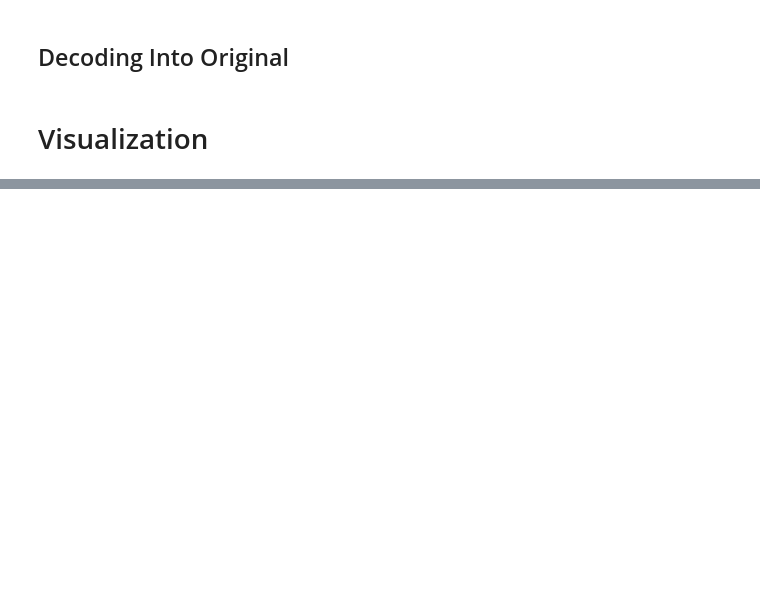
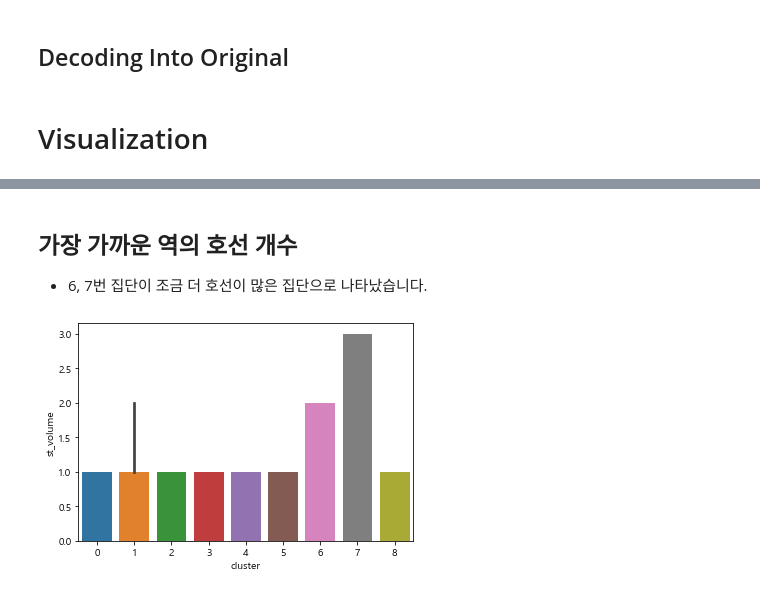
Before and after one commit to whoareyouwhoami/ProjectCasa, a Jupyter notebook: Modeling/02_K-Prototype_Clustering.ipynb, the cells around one changed output, grey strips where cells are left out. Cells and saved outputs as stored; diff of their text form; code cells hidden in the pictures; blank space fills up the shorter version.

```diff
--- a/Modeling/02_K-Prototype_Clustering.ipynb
+++ b/Modeling/02_K-Prototype_Clustering.ipynb
@@ -174,0 +270,8 @@ for variable in labels:
+# %% [markdown]
+## 가장 가까운 역의 호선 개수
+- 6, 7번 집단이 조금 더 호선이 많은 집단으로 나타났습니다.
+# %%
+sns.barplot(data=train, x='cluster', y='st_volume', estimator=np.median)
+plt.show()
+# %% [output]
+[figure, added]
```
Also changed, not shown: parts of 15 cells of this notebook, 3 other files.
